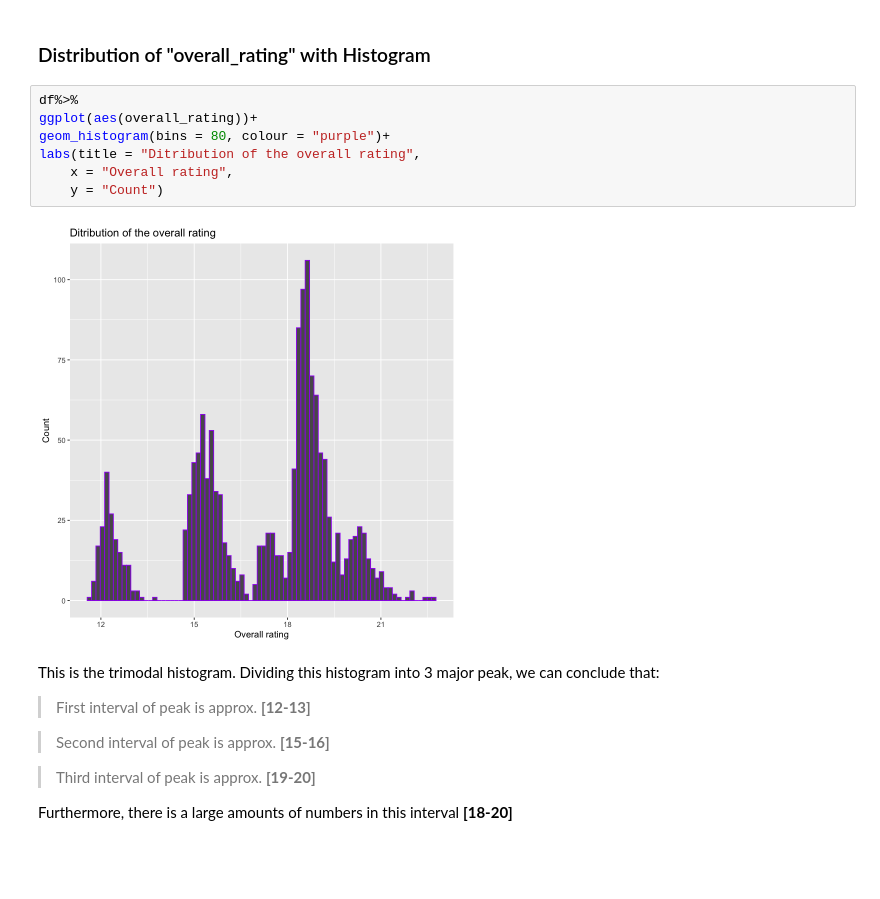
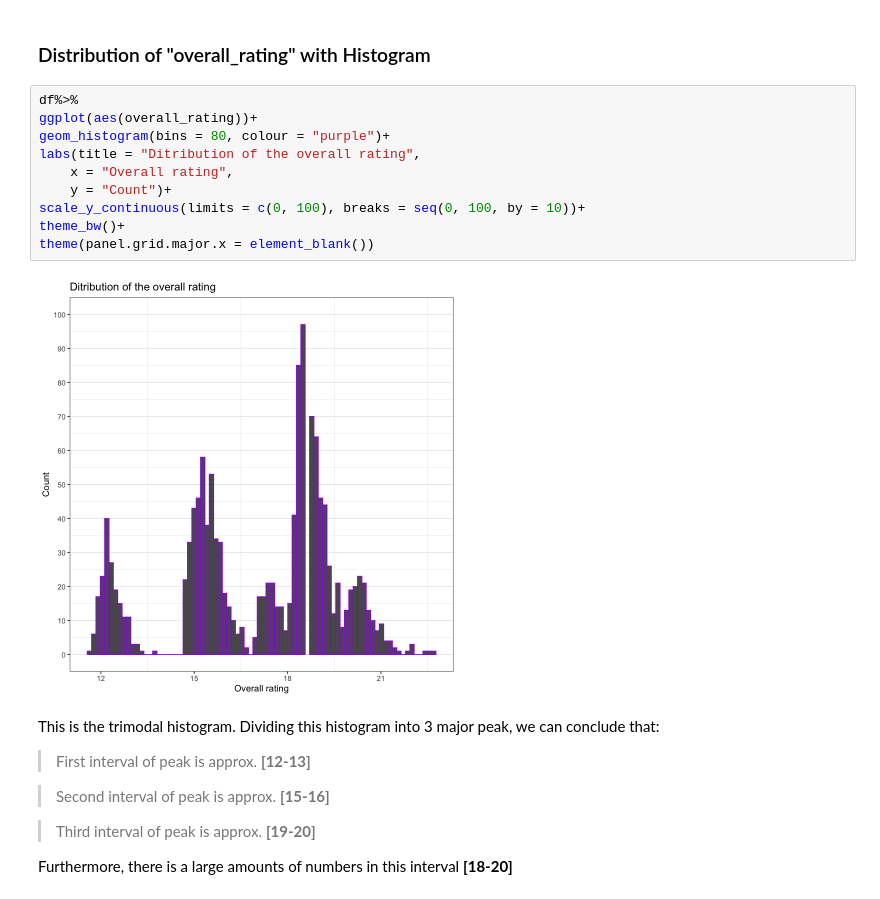
Before and after one commit to Radko99/ML-DA-electric_bikes_ratings, a Jupyter notebook: electric-bike-ratings/DA_ML_CLASSIFICATION-1.ipynb, the cells around one changed output. Cells and saved outputs as stored; diff of their text form; blank space fills up the shorter version.

```diff
--- a/electric-bike-ratings/DA_ML_CLASSIFICATION-1.ipynb
+++ b/electric-bike-ratings/DA_ML_CLASSIFICATION-1.ipynb
@@ -321,12 +305,15 @@ A tibble: 3 x 3
 # %%
 df%>%
 ggplot(aes(overall_rating))+
 geom_histogram(bins = 80, colour = "purple")+
 labs(title = "Ditribution of the overall rating",
 	x = "Overall rating",
-	y = "Count")
+	y = "Count")+
+scale_y_continuous(limits = c(0, 100), breaks = seq(0, 100, by = 10))+
+theme_bw()+
+theme(panel.grid.major.x = element_blank())
 # %% [output]
-[figure, old version]
+[figure, new version]
 # %% [markdown]
 This is the trimodal histogram. Dividing this histogram into 3 major peak, we can conclude that:
 
```
Also changed, not shown: parts of 10 cells of this notebook.
